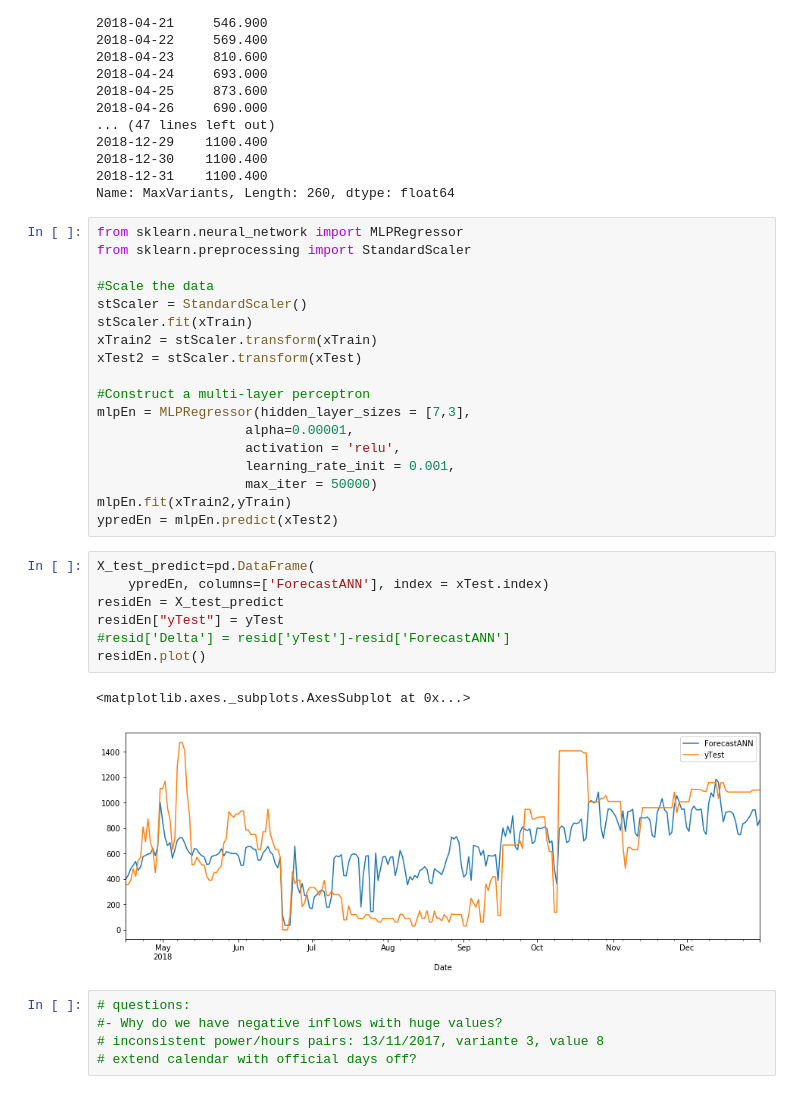
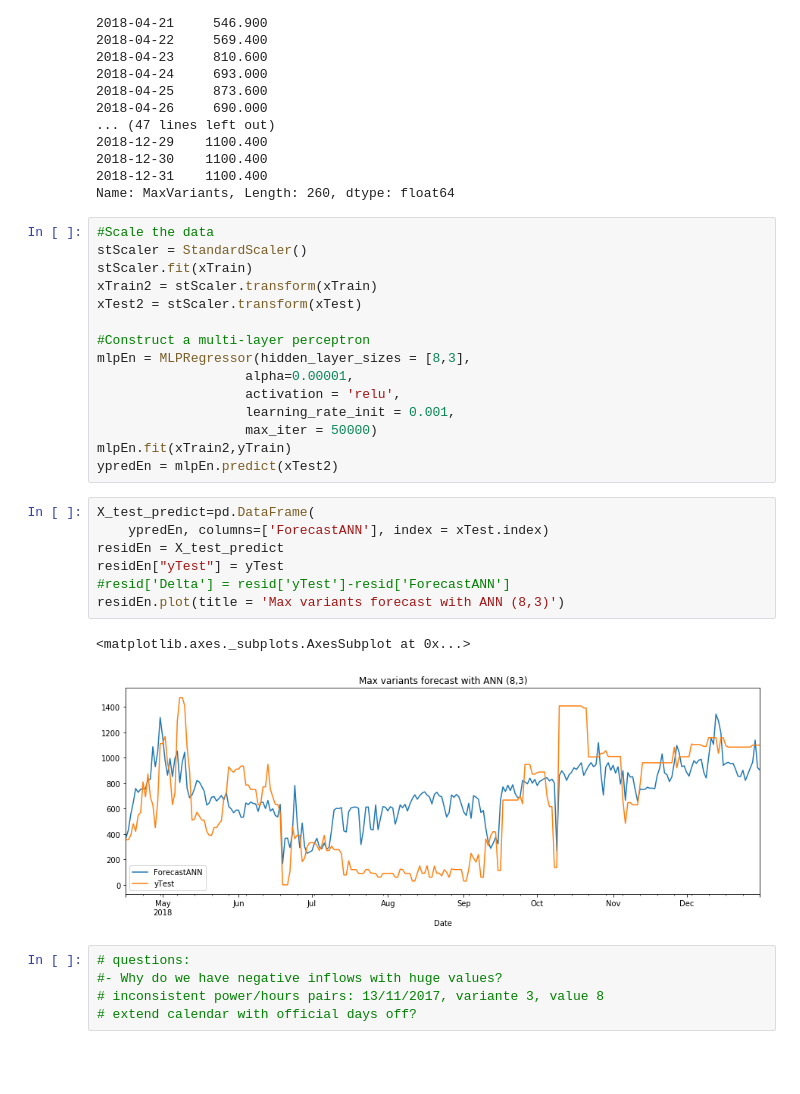
Before and after one commit to cest0/PPConstrFcst, a Jupyter notebook: Proto_Hydro_PP_constraints_forecast.ipynb, the cells around one changed output. Cells and saved outputs as stored; diff of their text form; blank space fills up the shorter version.

```diff
--- a/Proto_Hydro_PP_constraints_forecast.ipynb
+++ b/Proto_Hydro_PP_constraints_forecast.ipynb
@@ -646,9 +646,6 @@ Date
 2018-12-31    1100.400
 Name: MaxVariants, Length: 260, dtype: float64
 # %%
-from sklearn.neural_network import MLPRegressor
-from sklearn.preprocessing import StandardScaler
-
 #Scale the data
 stScaler = StandardScaler()
 stScaler.fit(xTrain)
@@ -656,7 +653,7 @@ xTrain2 = stScaler.transform(xTrain)
 xTest2 = stScaler.transform(xTest)
 
 #Construct a multi-layer perceptron
-mlpEn = MLPRegressor(hidden_layer_sizes = [7,3],
+mlpEn = MLPRegressor(hidden_layer_sizes = [8,3],
                    alpha=0.00001,
                    activation = 'relu',
                    learning_rate_init = 0.001,
@@ -666,13 +663,13 @@ ypredEn = mlpEn.predict(xTest2)
 # %%
 X_test_predict=pd.DataFrame(
     ypredEn, columns=['ForecastANN'], index = xTest.index)
 residEn = X_test_predict
 residEn["yTest"] = yTest
 #resid['Delta'] = resid['yTest']-resid['ForecastANN']
-residEn.plot()
+residEn.plot(title = 'Max variants forecast with ANN (8,3)')
 # %% [output]
 <matplotlib.axes._subplots.AxesSubplot at 0x...>
-[figure, old version]
+[figure, new version]
 # %%
 # questions:
 #- Why do we have negative inflows with huge values?
```
Also changed, not shown: parts of 7 cells of this notebook.
